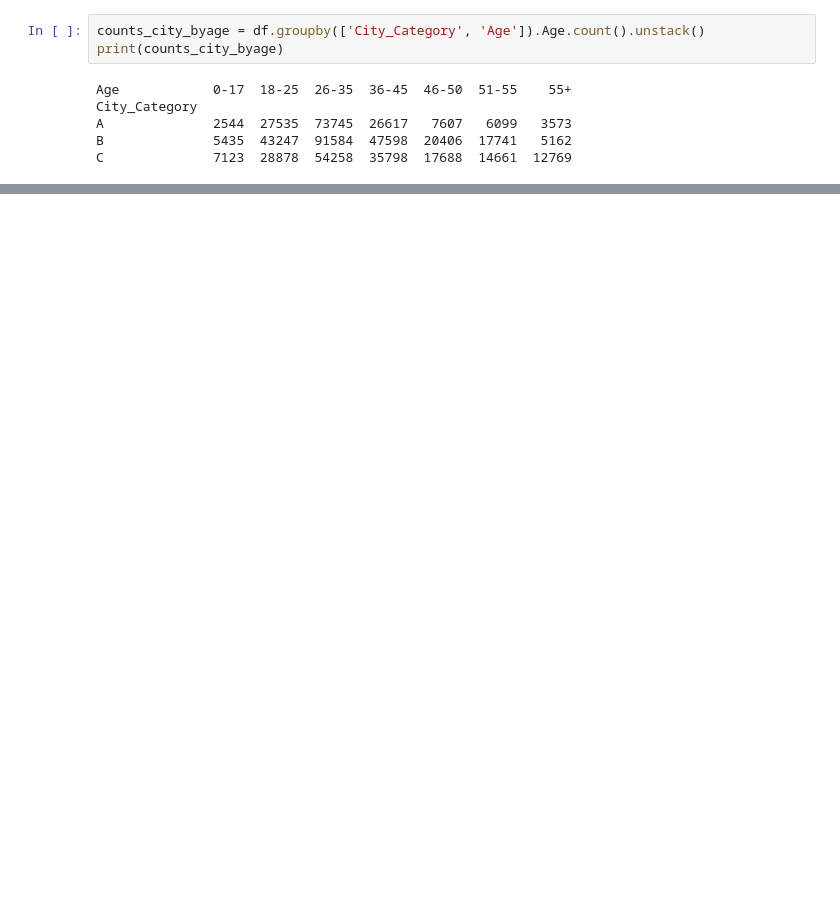
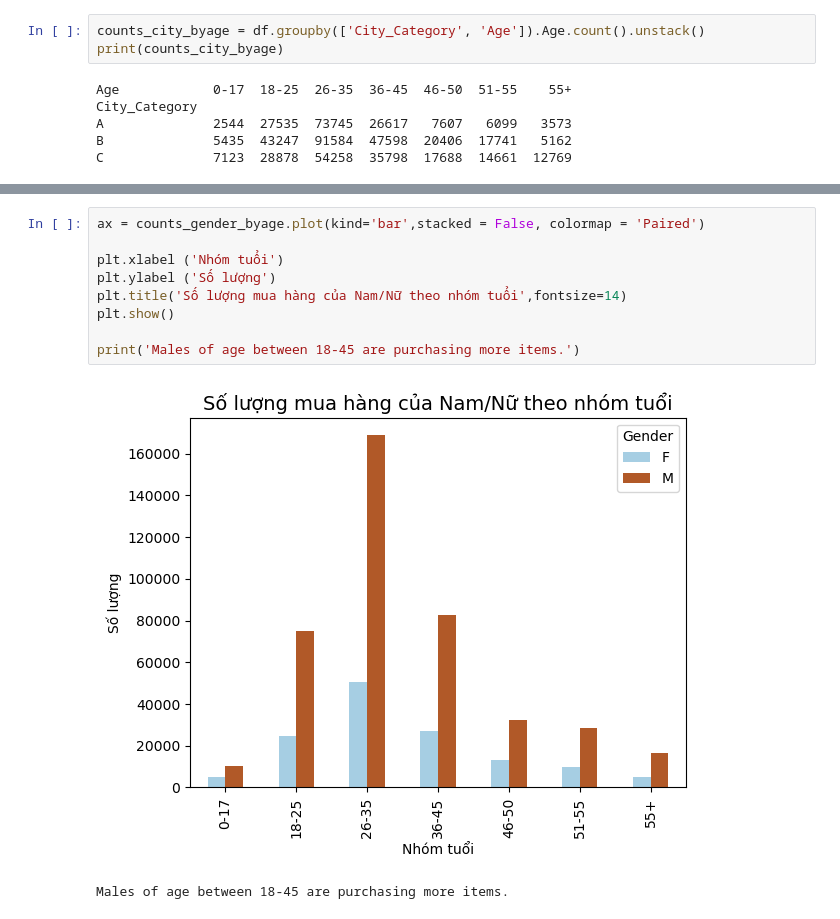
Before and after one commit to nguyenminhthuy/da-course-cybersoft, a Jupyter notebook: DA08-DAGK-NMT.ipynb, the cells around one changed output, grey strips where cells are left out. Cells and saved outputs as stored; diff of their text form; blank space fills up the shorter version.

```diff
--- a/DA08-DAGK-NMT.ipynb
+++ b/DA08-DAGK-NMT.ipynb
@@ -81,3 +110,15 @@ C              7123  28878  54258  35798  17688  14661  12769
+# %%
+ax = counts_gender_byage.plot(kind='bar',stacked = False, colormap = 'Paired')
+
+plt.xlabel ('Nhóm tuổi')
+plt.ylabel ('Số lượng')
+plt.title('Số lượng mua hàng của Nam/Nữ theo nhóm tuổi',fontsize=14)
+plt.show()
+
+print('Males of age between 18-45 are purchasing more items.')
+# %% [output]
+[figure, added]
+Males of age between 18-45 are purchasing more items.
 # %%
 ax = counts_city_byage.plot(kind='bar',stacked = False, colormap = 'Paired')
 
```
Also changed, not shown: parts of 19 cells of this notebook.
